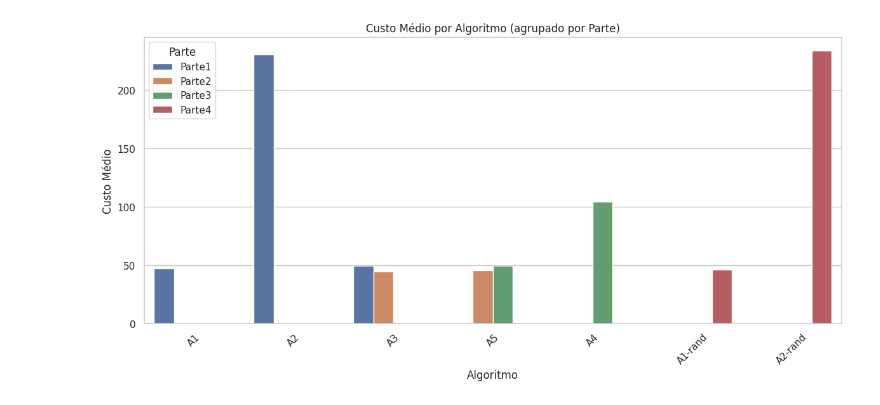
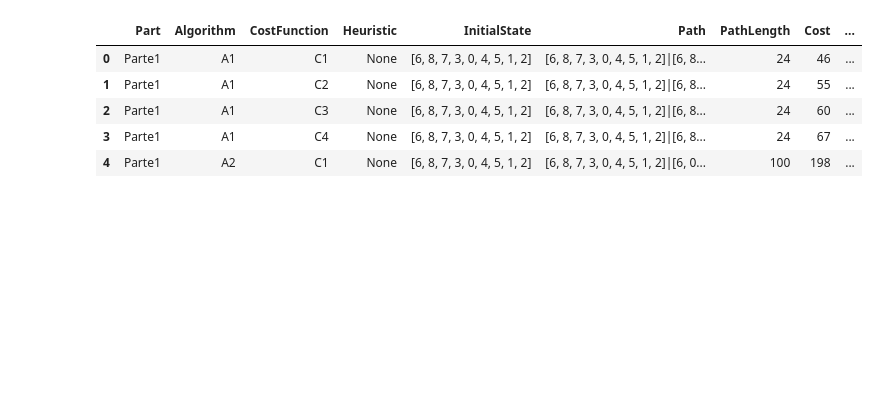
Before and after one commit to GustavoErick/IA-Algoritmos-de-Busca, a Jupyter notebook: análise.ipynb, the cells around one changed output. Drawn from its saved outputs; the diff is of its cells as text; code cells hidden in the pictures; blank space fills up the shorter version.

```diff
--- a/análise.ipynb
+++ b/análise.ipynb
@@ -1,28 +0,0 @@
-# %%
-import matplotlib.pyplot as plt
-import seaborn as sns
-import pandas as pd
-
-
-df = pd.read_csv('results.csv')
-df.head()
-
-
-sns.set(style="whitegrid")
-plt.rcParams["figure.figsize"] = (12, 6)
-
-
-mean_metrics = df.groupby(['Part', 'Algorithm'])[['PathLength', 'Cost', 'NodesGenerated', 'NodesVisited']].mean().reset_index()
-
-# Gráfico 1: Custo médio por algoritmo por parte
-plt.figure()
-sns.barplot(data=mean_metrics, x='Algorithm', y='Cost', hue='Part')
-plt.title('Custo Médio por Algoritmo (agrupado por Parte)')
-plt.ylabel('Custo Médio')
-plt.xlabel('Algoritmo')
-plt.legend(title='Parte')
-plt.xticks(rotation=45)
-plt.tight_layout()
-plt.show()
-# %% [output]
-[figure, removed]
@@ -28,0 +5,18 @@ plt.show()
+# %%
+df_part1 = pd.read_csv('results_part1.csv')
+df_part2 = pd.read_csv('results_part2.csv')
+df_part3 = pd.read_csv('results_part3.csv')
+df_part4 = pd.read_csv('results_part4.csv')
+df_single = pd.read_csv('results_partSingle.csv')
+
+# Concatenar todos em um único DataFrame
+df_all = pd.concat([df_part1, df_part2, df_part3, df_part4, df_single], ignore_index=True)
+df_all['Heuristic'] = df_all['Heuristic'].fillna('None')
+df_all.head()
+# %% [output]
+|  | Part | Algorithm | CostFunction | Heuristic | InitialState | Path | PathLength | Cost | ... |
+| 0 | Parte1 | A1 | C1 | None | [6, 8, 7, 3, 0, 4, 5, 1, 2] | [6, 8, 7, 3, 0, 4, 5, 1, 2]|[6, 8... | 24 | 46 | ... |
+| 1 | Parte1 | A1 | C2 | None | [6, 8, 7, 3, 0, 4, 5, 1, 2] | [6, 8, 7, 3, 0, 4, 5, 1, 2]|[6, 8... | 24 | 55 | ... |
+| 2 | Parte1 | A1 | C3 | None | [6, 8, 7, 3, 0, 4, 5, 1, 2] | [6, 8, 7, 3, 0, 4, 5, 1, 2]|[6, 8... | 24 | 60 | ... |
+| 3 | Parte1 | A1 | C4 | None | [6, 8, 7, 3, 0, 4, 5, 1, 2] | [6, 8, 7, 3, 0, 4, 5, 1, 2]|[6, 8... | 24 | 67 | ... |
+| 4 | Parte1 | A2 | C1 | None | [6, 8, 7, 3, 0, 4, 5, 1, 2] | [6, 8, 7, 3, 0, 4, 5, 1, 2]|[6, 0... | 100 | 198 | ... |
```
Also changed, not shown: parts of 6 cells of this notebook.
